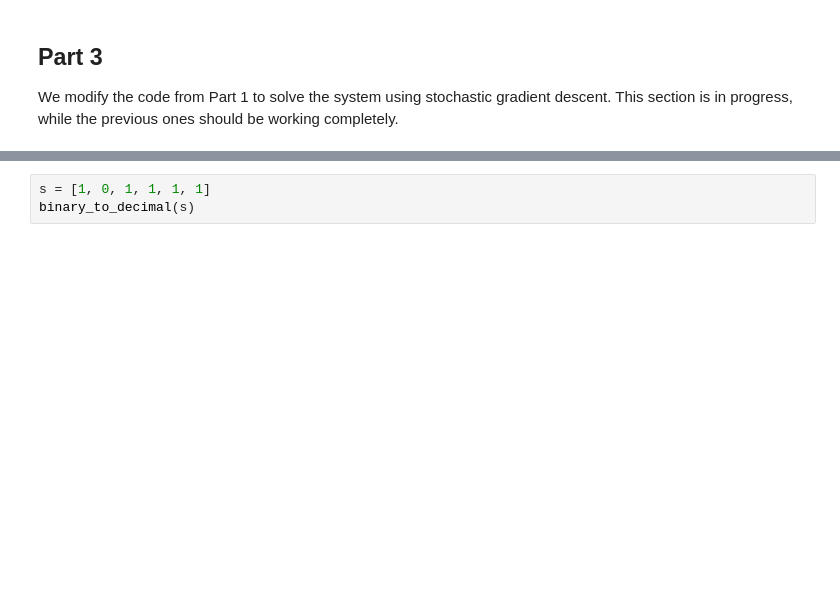
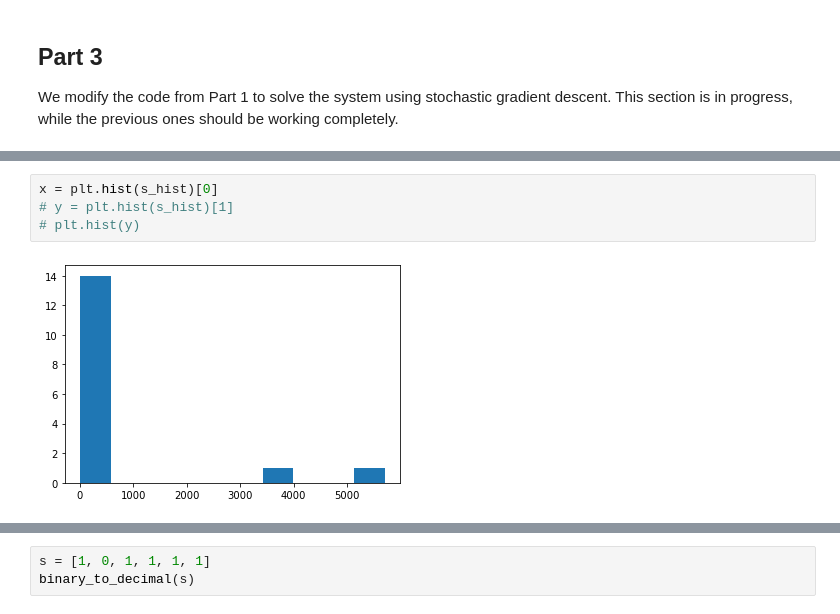
Before and after one commit to FilipMiljevic/Phy_571_project, a Jupyter notebook: N_spins.ipynb, the cells around one changed output, grey strips where cells are left out. Cells and saved outputs as stored; diff of their text form; blank space fills up the shorter version.

```diff
--- a/N_spins.ipynb
+++ b/N_spins.ipynb
@@ -364,0 +453,6 @@ def delta_E_mc(s):
+# %%
+x = plt.hist(s_hist)[0]
+# y = plt.hist(s_hist)[1]
+# plt.hist(y)
+# %% [output]
+[figure, added]
```
Also changed, not shown: parts of 12 cells of this notebook.
